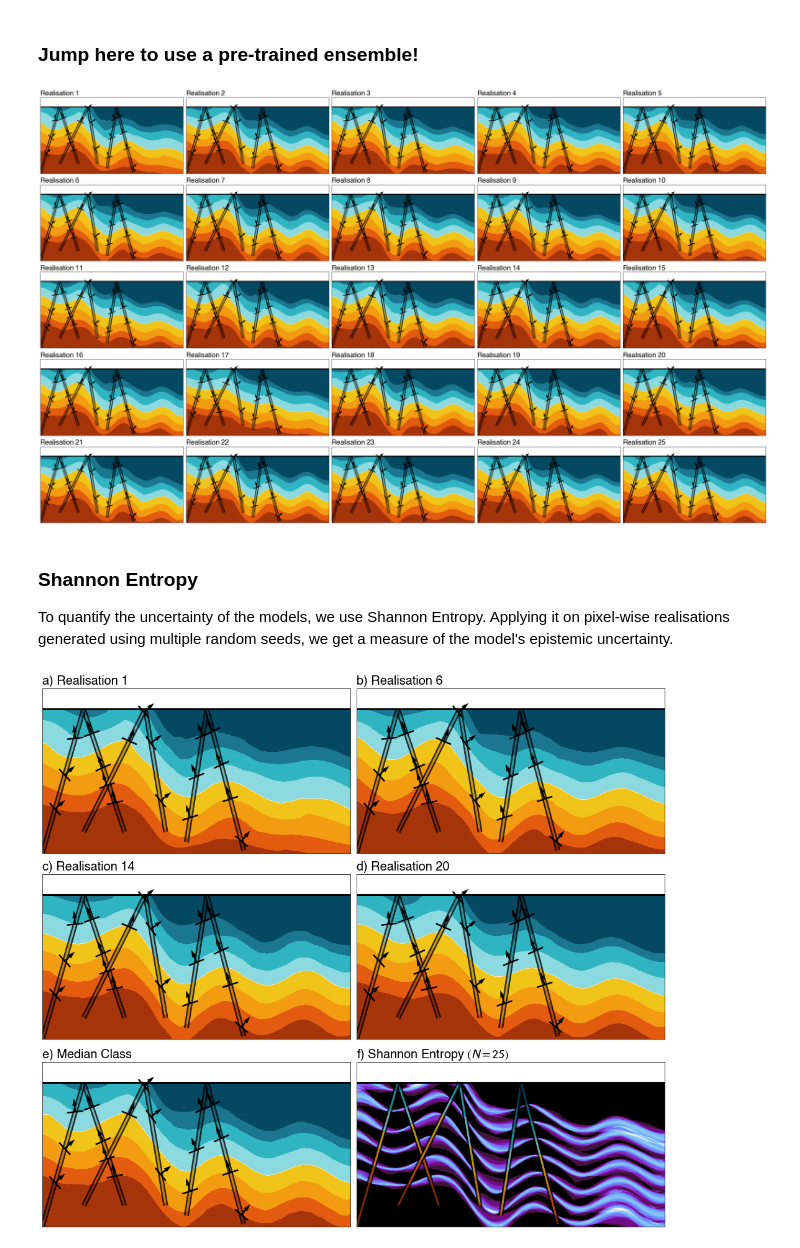
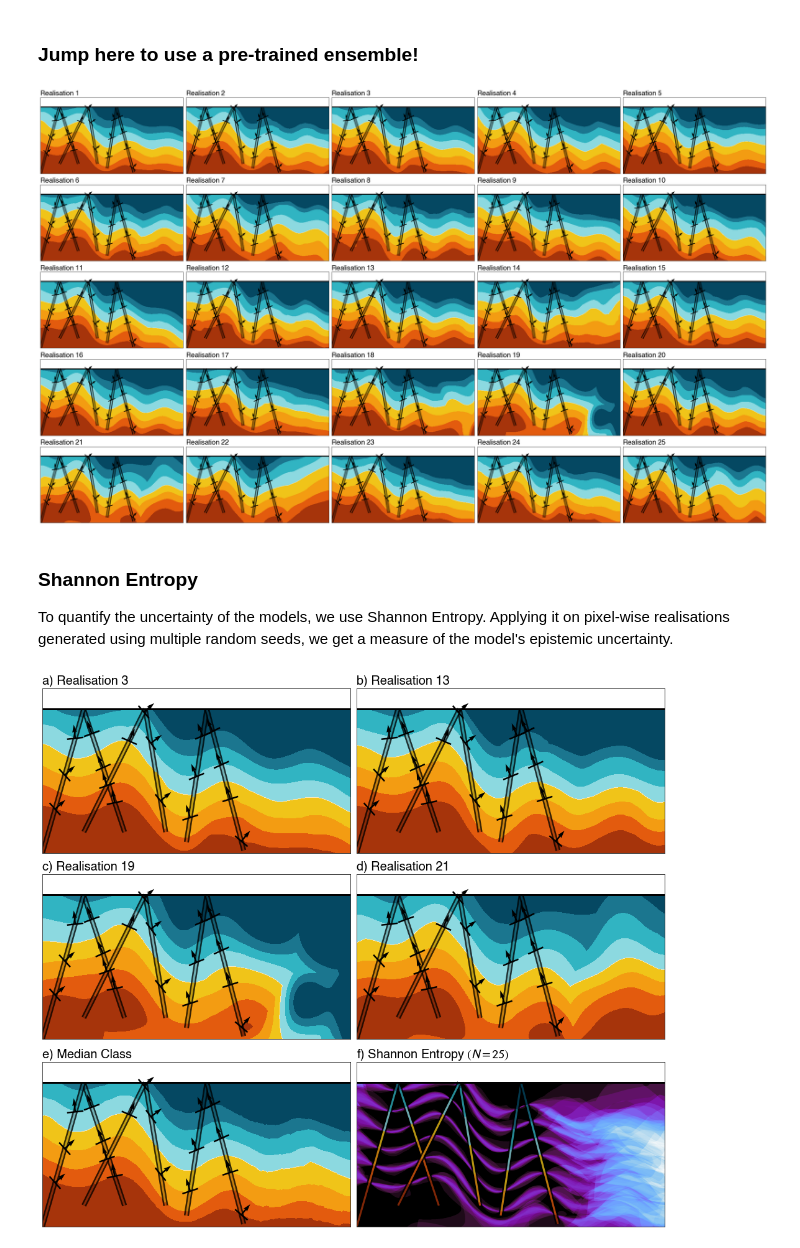
Before and after one commit to k4m4th/curlew_tutorials, a Jupyter notebook: Examples/uncertainty.ipynb, the cells around one changed output. Cells and saved outputs as stored; diff of their text form; code cells hidden in the pictures.

```diff
--- a/Examples/uncertainty.ipynb
+++ b/Examples/uncertainty.ipynb
@@ -225,11 +225,11 @@ plt.show()
 All models will use the same hyperparameters for all losses, the only difference will be the RNG seed.
 # %%
 # Number of epochs
-nepochs=1500
+nepochs = 500
 
 # Define hyperparameter set
 H_l = curlew.HSet()
-H_l = H_l.zero(iq_loss="0.1", grad_loss="0.1", mono_loss="1", thick_loss="0.1", softadapt=0)
+H_l = H_l.zero(iq_loss="0.1", grad_loss="0.1", mono_loss="1", thick_loss="0.1")
 
 # Model List
 uncertainty_model_list = []
@@ -297,7 +297,7 @@ _ = joblib.dump(uncertainty_model_list, "uncertainty_models.pkl")
 # All realisations
 fig, ax = plt.subplots(5, 5, figsize=(30, 18), sharex=True, sharey=True, layout="constrained")
 labels_ = ["a", "b", "c", "d", "e", "f", "g", "h", "i", "j"]
-uncertainty_model_list = joblib.load("uncertainty_models.pkl")
+uncertainty_model_list = joblib.load("uncertainty_models_500_epochs.pkl")
 
 for i in range(len(uncertainty_model_list)):
     # Retrieve model
@@ -327,10 +327,10 @@ _ = [ax_.set_xticks([]) for ax_ in ax.ravel()]
 _ = [ax_.set_yticks([]) for ax_ in ax.ravel()]
 ax.ravel()[0].set_ylim([0, dims[1]+100])
 
-plt.savefig("./Figures/Model_Realisations.png", dpi=200)
+plt.savefig("Model_Realisations_500_epochs.png", dpi=200)
 plt.show()
 # %% [output]
-[figure, old version]
+[figure, new version]
 # %% [markdown]
 ### Shannon Entropy
 
@@ -388,7 +388,7 @@ folds_entropy = pixelwise_entropy(realisations)
 # %%
 # Plot the stratigraphy
 fig, ax = plt.subplots(3, 2, figsize=(14, 12.5), sharex=True, sharey=True, layout="constrained")
-realisation_idxs = [0, 5, 13, 19]
+realisation_idxs = [2, 12, 18, 20]
 labels_ = ["a) ", "b) ", "c) ", "d) ", "e) ", "f) "]
 
 for i in range(6):
@@ -398,32 +398,32 @@ for i in range(6):
         plot2D(realisations[realisation_idxs[i]], grid_obj, ax=ax.ravel()[i], levels=False, cmap=curlew_cmap, alpha=1)
         ax.ravel()[i].set_title(labels_[i] + "Realisation " + str(realisation_idxs[i] + 1), loc="left")
         # Plot the constraints
         plotConstraints(ax.ravel()[i], C, H, ll=1.2, lw=0.005, scale=0.015, ac="k", vmn=None, vmx=np.max(classes), cmap=curlew_cmap)
     elif i == 4:
         # Plot the median of the classifications
         median_class = np.round(np.median(np.stack(realisations), axis=0))
         plot2D(median_class, grid_obj, ax=ax.ravel()[i], levels=False, cmap=curlew_cmap, alpha=1)
         ax.ravel()[i].set_title(labels_[i] + "Median Class", loc="left")
         # Plot the constraints
         plotConstraints(ax.ravel()[i], C, H, ll=1.2, lw=0.005, scale=0.015, ac="k", vmn=None, vmx=np.max(classes), cmap=curlew_cmap)
     else:
         # Plot the realisation
         plot2D(folds_entropy.ravel(), grid_obj, ax=ax.ravel()[i], levels=False, cmap=cmr.voltage, alpha=1)
         ax.ravel()[i].set_title(labels_[i] + r"Shannon Entropy $(N = 25)$", loc="left")
 
     # Surface line
     for hole in holes:
         plotDrill(hole, ax=ax.ravel()[i], lw=3, ticksize=0, vmn=vmn, vmx=vmx, cmap=curlew_cmap)
 
     ax.ravel()[i].axhline(700, c="k", lw=3, zorder=9)
     # Remove ticks to make plot pretty!
     ax.ravel()[i].set_xticks([])
     ax.ravel()[i].set_yticks([])
 
     ax.ravel()[i].set_ylim([0, dims[1] + 100])
 
 # Store the figure!
-plt.savefig("./Figures/Uncertainty.png", dpi=300)
+plt.savefig("Uncertainty_500_epochs.png", dpi=350)
 plt.show()
 # %% [output]
-[figure, old version]
+[figure, new version]
```
Also changed, not shown: parts of 3 cells of this notebook, 8 other files.
